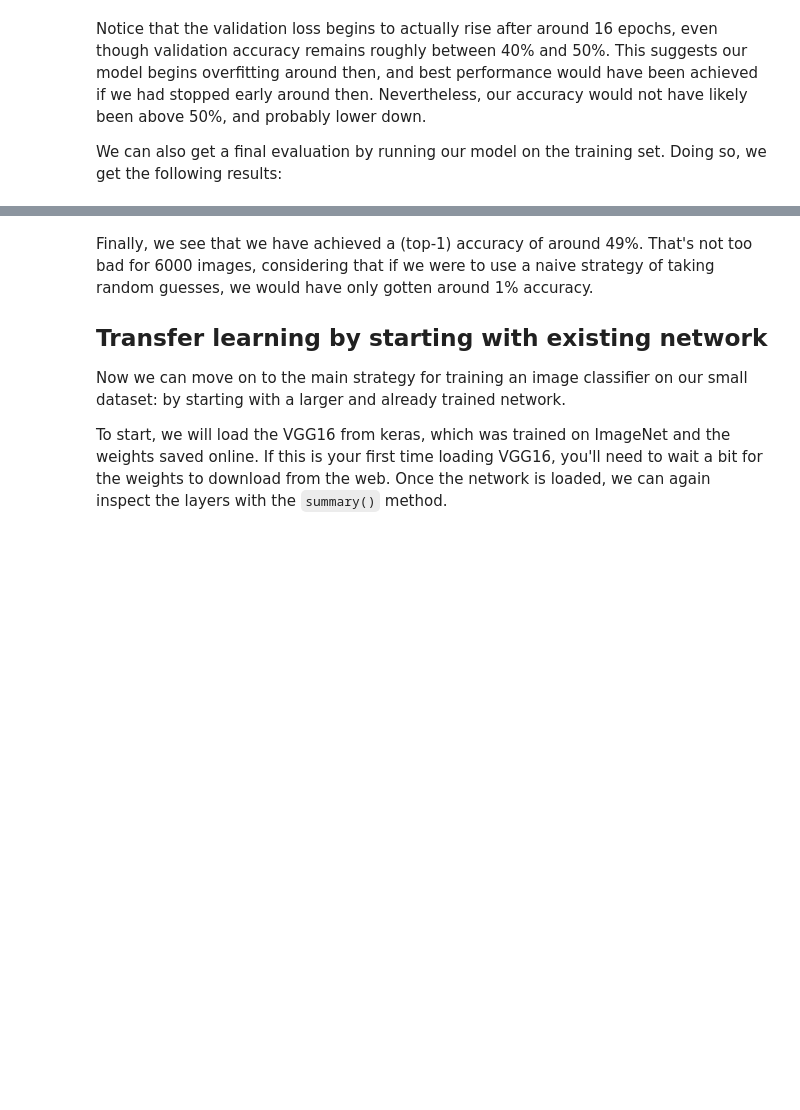
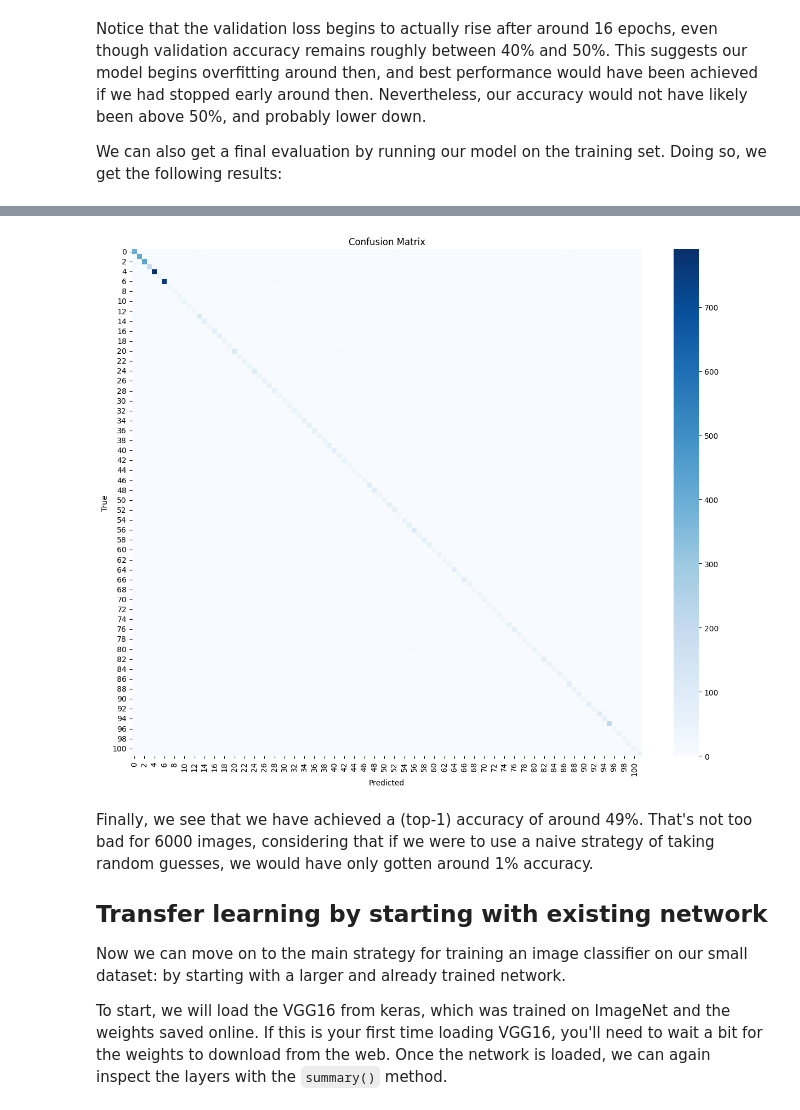
Before and after one commit to nandafercer/ML, a Jupyter notebook: transfer_learning.ipynb, the cells around one changed output, grey strips where cells are left out. Cells and saved outputs as stored; diff of their text form; code cells hidden in the pictures; blank space fills up the shorter version.

```diff
--- a/transfer_learning.ipynb
+++ b/transfer_learning.ipynb
@@ -320,0 +389,17 @@ Test accuracy: 0.4034334763948498
+# %%
+# gerador de teste
+test_datagen = ImageDataGenerator(rescale=1./255)
+
+test_gen = test_datagen.flow_from_directory(
+    "/content/101_ObjectCategories",
+    target_size=(128,128),
+    batch_size=128,
+    class_mode="categorical",
+    shuffle=False
+)
+
+# avaliar modelo
+steps = test_gen.samples // test_gen.batch_size
+loss, accuracy = model.evaluate(test_gen, steps=steps, verbose=1)
+print("Test loss:", loss)
+print("Test accuracy:", accuracy)
@@ -320,0 +411,33 @@ Test accuracy: 0.4034334763948498
+# %%
+#Código para matriz de confusão
+import numpy as np
+import matplotlib.pyplot as plt
+import seaborn as sns
+from sklearn.metrics import confusion_matrix
+
+# 1. Previsões do modelo
+test_gen.reset()  # garante que começamos do início
+y_pred_probs = model.predict(test_gen, steps=test_gen.samples // test_gen.batch_size + 1, verbose=1)
+y_pred = np.argmax(y_pred_probs, axis=1)
+
+# 2. Rótulos verdadeiros
+y_true = test_gen.classes[:len(y_pred)]  # pega o mesmo tamanho das previsões
+
+# 3. Criar matriz de confusão
+cm = confusion_matrix(y_true, y_pred)
+
+# 4. Visualizar com heatmap
+plt.figure(figsize=(15,12))
+sns.heatmap(cm, annot=False, cmap='Blues')
+plt.xlabel('Predicted')
+plt.ylabel('True')
+plt.title('Confusion Matrix')
+plt.show()
+
+#O que isso faz
+#model.predict(...) → gera as probabilidades de cada classe para cada imagem de teste.
+#np.argmax(...) → transforma em classe prevista (índice com maior probabilidade).
+#test_gen.classes → rótulos verdadeiros do conjunto de teste.
+#confusion_matrix(...) → mostra quantas vezes cada classe foi prevista como cada outra classe.
+#sns.heatmap(...) → plota como mapa de calor, onde cores mais escuras indicam mais acertos/erros.
+# %% [output]
@@ -321,3 +445,4 @@ Test accuracy: 0.4034334763948498
+[figure, added]
 # %% [markdown]
 Finally, we see that we have achieved a (top-1) accuracy of around 49%. That's not too bad for 6000 images, considering that if we were to use a naive strategy of taking random guesses, we would have only gotten around 1% accuracy.
 
```
Also changed, not shown: parts of 11 cells of this notebook.
